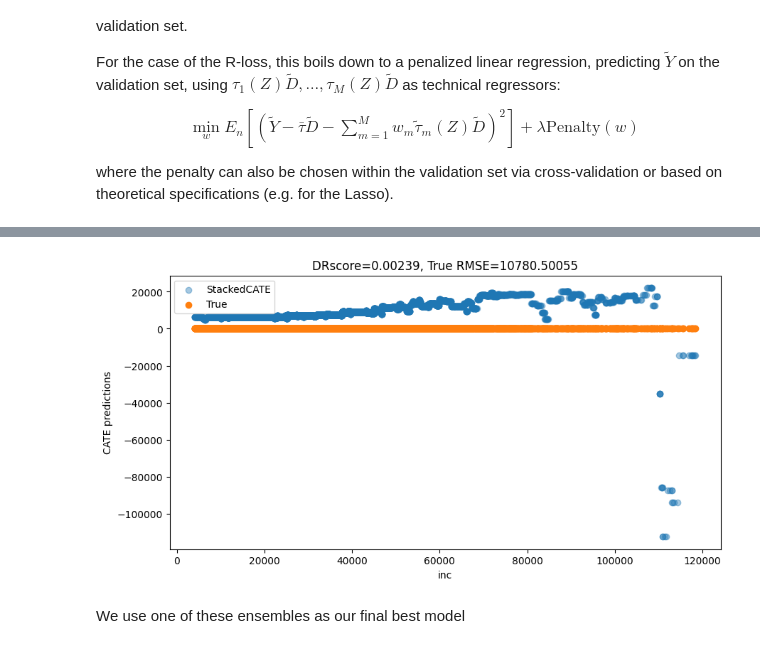
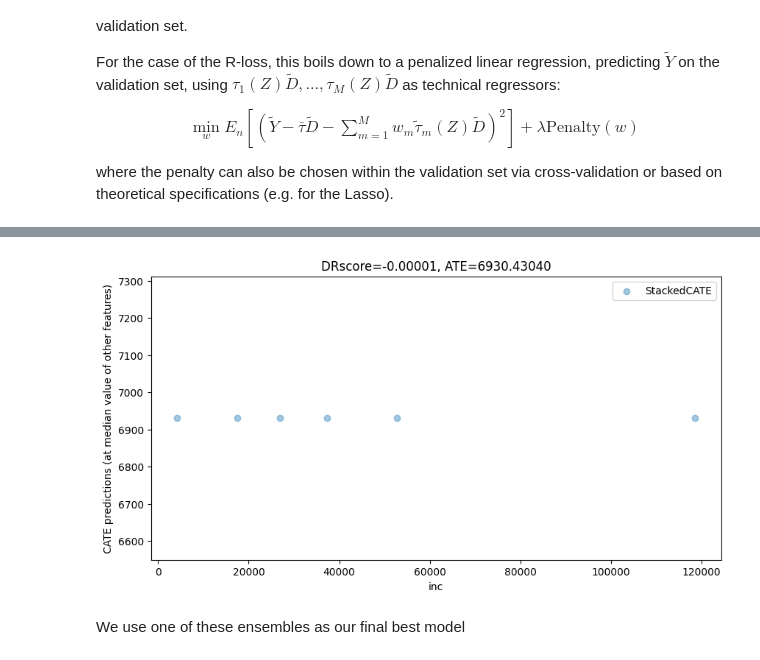
Before and after one commit to stanford-msande228/winter23, a Jupyter notebook: CATE-estimation.ipynb, the cells around one changed output, grey strips where cells are left out. Saved outputs shown, nothing was run; the diff lists cells and outputs as text; code cells hidden in the pictures.

```diff
--- a/CATE-estimation.ipynb
+++ b/CATE-estimation.ipynb
@@ -813,12 +896,21 @@ Ensemble(models=[AutoMLWrap(model=<flaml.automl.model.LGBMEstimator object at 0x
 # %%
 if plot:
+    grid = np.unique(np.percentile(X[xfeat], np.arange(0, 110, 20)))
+    Xpd = pd.DataFrame(np.tile(np.median(X, axis=0, keepdims=True), (len(grid), 1)),
+                        columns=X.columns)
+    Xpd[xfeat] = grid
     plt.figure(figsize=(10, 5))
-    plt.scatter(X[xfeat], softmax_ensemble.predict(Z), label=f'SoftMaxCATE(eta={eta_best:.3f})', alpha=.4)
-    plt.scatter(X[xfeat], true_cate(X), label='True')
-    plt.title(f'{score_name}={scorer(softmax_ensemble.predict(Zval)):.5f}, '
-              f'True RMSE={rmse(true_cate(X), ens[eta_best][0].predict(Z)):.5f}')
+    plt.scatter(Xpd[xfeat], softmax_ensemble.predict(Xpd[hetero_feats]),
+                label=f'SoftMaxCATE(eta={eta_best:.3f})', alpha=.4)
+    if semi_synth:
+        plt.scatter(Xpd[xfeat], true_cate(Xpd), label='True')
+        plt.title(f'{score_name}={scorer(softmax_ensemble.predict(Zval)):.5f}, '
+                  f'True RMSE={rmse(true_cate(X), ens[eta_best][0].predict(Z)):.5f}')
+    else:
+        plt.title(f'{score_name}={scorer(softmax_ensemble.predict(Zval)):.5f}, '
+                  f'ATE={np.mean(ens[eta_best][0].predict(Z)):.5f}')
     plt.xlabel(xfeat)
-    plt.ylabel('CATE predictions')
+    plt.ylabel('CATE predictions (at median value of other features)')
     plt.legend()
     plt.show()
 # %% [output]
@@ -876,16 +967,25 @@ Ensemble(intercept=4983.241306611108,
 # %%
 if plot:
+    grid = np.unique(np.percentile(X[xfeat], np.arange(0, 110, 20)))
+    Xpd = pd.DataFrame(np.tile(np.median(X, axis=0, keepdims=True), (len(grid), 1)),
+                        columns=X.columns)
+    Xpd[xfeat] = grid
     plt.figure(figsize=(10, 5))
-    plt.scatter(X[xfeat], stack_ensemble.predict(Z), alpha=.4, label='StackedCATE')
-    plt.scatter(X[xfeat], true_cate(X), label='True')
-    plt.title(f'{score_name}={scorer(stack_ensemble.predict(Zval)):.5f}, '
-              f'True RMSE={rmse(true_cate(X), stack_ensemble.predict(Z)):.5f}')
+    plt.scatter(Xpd[xfeat], stack_ensemble.predict(Xpd[hetero_feats]),
+                label=f'StackedCATE', alpha=.4)
+    if semi_synth:
+        plt.scatter(Xpd[xfeat], true_cate(Xpd), label='True')
+        plt.title(f'{score_name}={scorer(stack_ensemble.predict(Zval)):.5f}, '
+                  f'True RMSE={rmse(true_cate(X), stack_ensemble.predict(Z)):.5f}')
+    else:
+        plt.title(f'{score_name}={scorer(stack_ensemble.predict(Zval)):.5f}, '
+                  f'ATE={np.mean(stack_ensemble.predict(Z)):.5f}')
+    plt.xlabel(xfeat)
+    plt.ylabel('CATE predictions (at median value of other features)')
     plt.legend()
-    plt.xlabel(xfeat)
-    plt.ylabel('CATE predictions')
     plt.show()
 # %% [output]
-[figure, old version]
+[figure, new version]
 # %% [markdown]
 We use one of these ensembles as our final best model
 # %%
```
Also changed, not shown: parts of 57 cells of this notebook, 3 other files.
